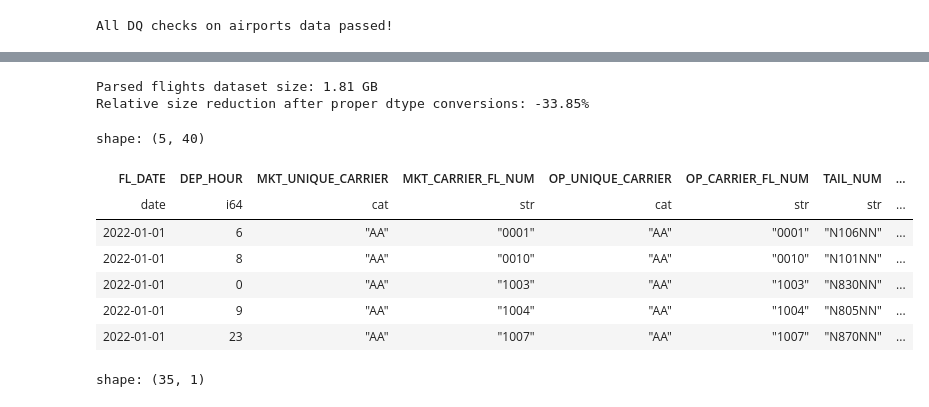
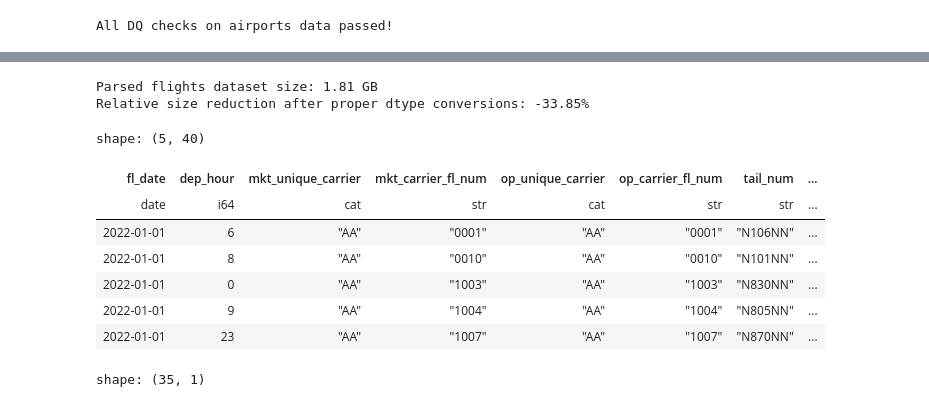
Before and after one commit to MihaiGurau/udacity-de-capstone, a Jupyter notebook: notebooks/eda.ipynb, the cells around one changed output, grey strips where cells are left out. Saved outputs shown, nothing was run; the diff lists cells and outputs as text; code cells hidden in the pictures.

```diff
--- a/notebooks/eda.ipynb
+++ b/notebooks/eda.ipynb
@@ -28,6 +27,10 @@ pl.Config.set_tbl_rows(40)
 pl.Config.set_fmt_str_lengths(100)
 # %% [output]
 polars.config.Config
+# %%
+def format_column_names(cols: List[str]) -> List[str]:
+    """Utility for formatting column names"""
+    return list(map(lambda x: x.strip().lower().replace(" ", "_"), cols))
 # %%
 # load airport data as a polars df
 airports: pl.DataFrame = catalog.load("airports")
@@ -109,46 +114,52 @@ shape: (5, 40)
 | "2022-01-01" | 23 | "AA" | 1007 | "AA" | 1007 | "N870NN" | ... |
 # %%
 # perform type conversion on flights
-parsed_flights = (
-    flights.lazy()
-    .with_columns(
-        pl.col("FL_DATE").str.to_date(),
-        pl.col("MKT_UNIQUE_CARRIER").cast(pl.Categorical),
-        pl.col("MKT_CARRIER_FL_NUM").cast(str).str.zfill(4),
-        pl.col("OP_UNIQUE_CARRIER").cast(pl.Categorical),
-        pl.col("OP_CARRIER_FL_NUM").cast(str).str.zfill(4),
-        pl.col("ORIGIN").cast(pl.Categorical),
-        pl.col("DEST").cast(pl.Categorical).alias("DESTINATION"),
-        pl.col("DEP_TIME").str.to_datetime(),
-        pl.col("CRS_DEP_TIME").str.to_datetime(),
-        pl.col("MANUFACTURER").cast(pl.Categorical),
-        pl.col("ICAO TYPE").cast(pl.Categorical).alias("ICAO_TYPE"),
-        pl.col("RANGE").cast(pl.Categorical),
-        pl.col("WIDTH").cast(pl.Categorical),
-        pl.col("LOW_LEVEL_CLOUD").cast(pl.Boolean),
-        pl.col("MID_LEVEL_CLOUD").cast(pl.Boolean),
-        pl.col("HIGH_LEVEL_CLOUD").cast(pl.Boolean),
+def parse_flights(raw_flights: pl.DataFrame) -> pl.DataFrame:
+    df = (
+        raw_flights.lazy()
+        .with_columns(
+            pl.col("FL_DATE").str.to_date(),
+            pl.col("MKT_UNIQUE_CARRIER").cast(pl.Categorical),
+            pl.col("MKT_CARRIER_FL_NUM").cast(str).str.zfill(4),
+            pl.col("OP_UNIQUE_CARRIER").cast(pl.Categorical),
+            pl.col("OP_CARRIER_FL_NUM").cast(str).str.zfill(4),
+            pl.col("ORIGIN").cast(pl.Categorical),
+            pl.col("DEST").cast(pl.Categorical).alias("DESTINATION"),
+            pl.col("DEP_TIME").str.to_datetime(),
+            pl.col("CRS_DEP_TIME").str.to_datetime(),
+            pl.col("MANUFACTURER").cast(pl.Categorical),
+            pl.col("ICAO TYPE").cast(pl.Categorical).alias("ICAO_TYPE"),
+            pl.col("RANGE").cast(pl.Categorical),
+            pl.col("WIDTH").cast(pl.Categorical),
+            pl.col("LOW_LEVEL_CLOUD").cast(pl.Boolean),
+            pl.col("MID_LEVEL_CLOUD").cast(pl.Boolean),
+            pl.col("HIGH_LEVEL_CLOUD").cast(pl.Boolean),
+        )
+        .drop("DEST", "ICAO TYPE")
+        .collect()
     )
-    .drop("DEST", "ICAO TYPE")
-    .collect()
-)
+    df.columns = format_column_names(df.columns)
+    return df
+
 
 # compute and print post conversion stats
+parsed_flights = parse_flights(flights)
+
 SIZE_UNIT_FLIGHTS = "gb"
 parsed_flights_size = parsed_flights.estimated_size(unit=SIZE_UNIT_FLIGHTS)
 size_diff_pct = (parsed_flights_size - raw_flights_size) / raw_flights_size
 
 print(
     f"Parsed flights dataset size: {parsed_flights_size:.2f} {SIZE_UNIT_FLIGHTS.upper()}"
 )
 print(f"Relative size reduction after proper dtype conversions: {size_diff_pct:.2%}")
 
 parsed_flights.head()
 # %% [output]
 Parsed flights dataset size: 1.81 GB
 Relative size reduction after proper dtype conversions: -33.85%
 shape: (5, 40)
-| FL_DATE | DEP_HOUR | MKT_UNIQUE_CARRIER | MKT_CARRIER_FL_NUM | OP_UNIQUE_CARRIER | OP_CARRIER_FL_NUM | TAIL_NUM | ... |
+| fl_date | dep_hour | mkt_unique_carrier | mkt_carrier_fl_num | op_unique_carrier | op_carrier_fl_num | tail_num | ... |
 | date | i64 | cat | str | cat | str | str | ... |
 | 2022-01-01 | 6 | "AA" | "0001" | "AA" | "0001" | "N106NN" | ... |
 | 2022-01-01 | 8 | "AA" | "0010" | "AA" | "0010" | "N101NN" | ... |
```
Also changed, not shown: parts of 6 cells of this notebook, 9 other files.
